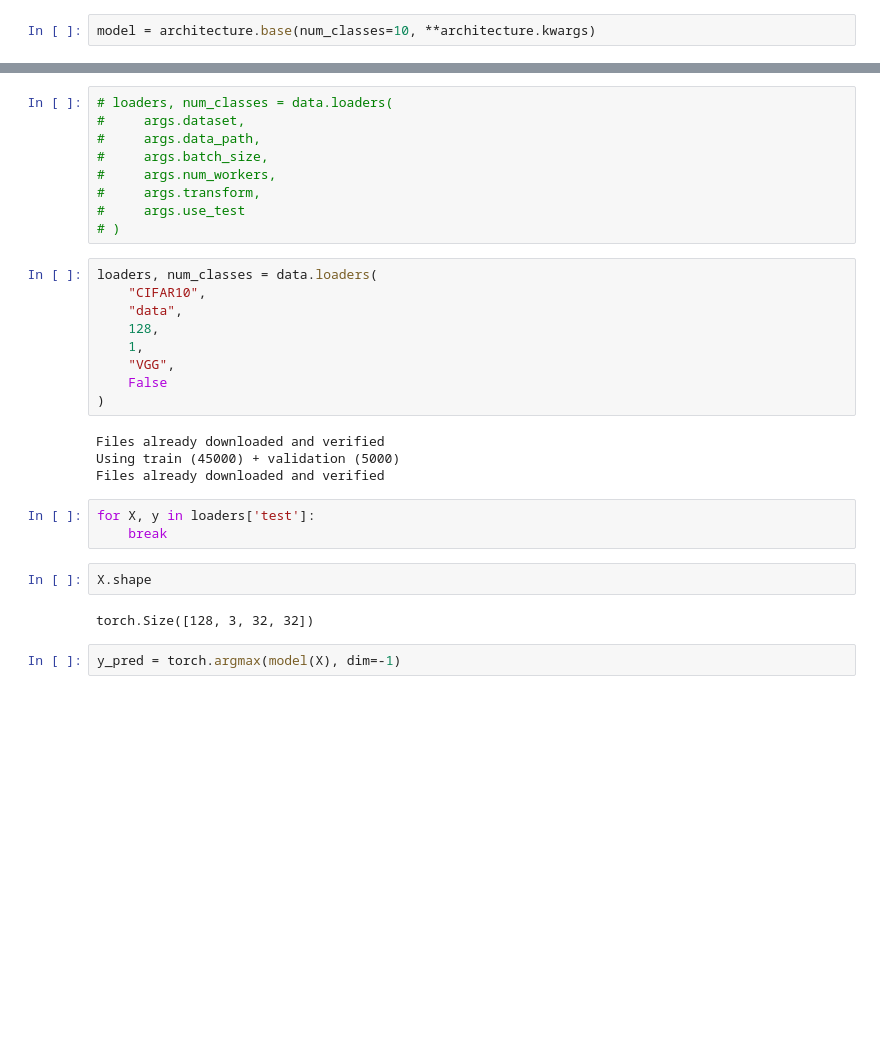
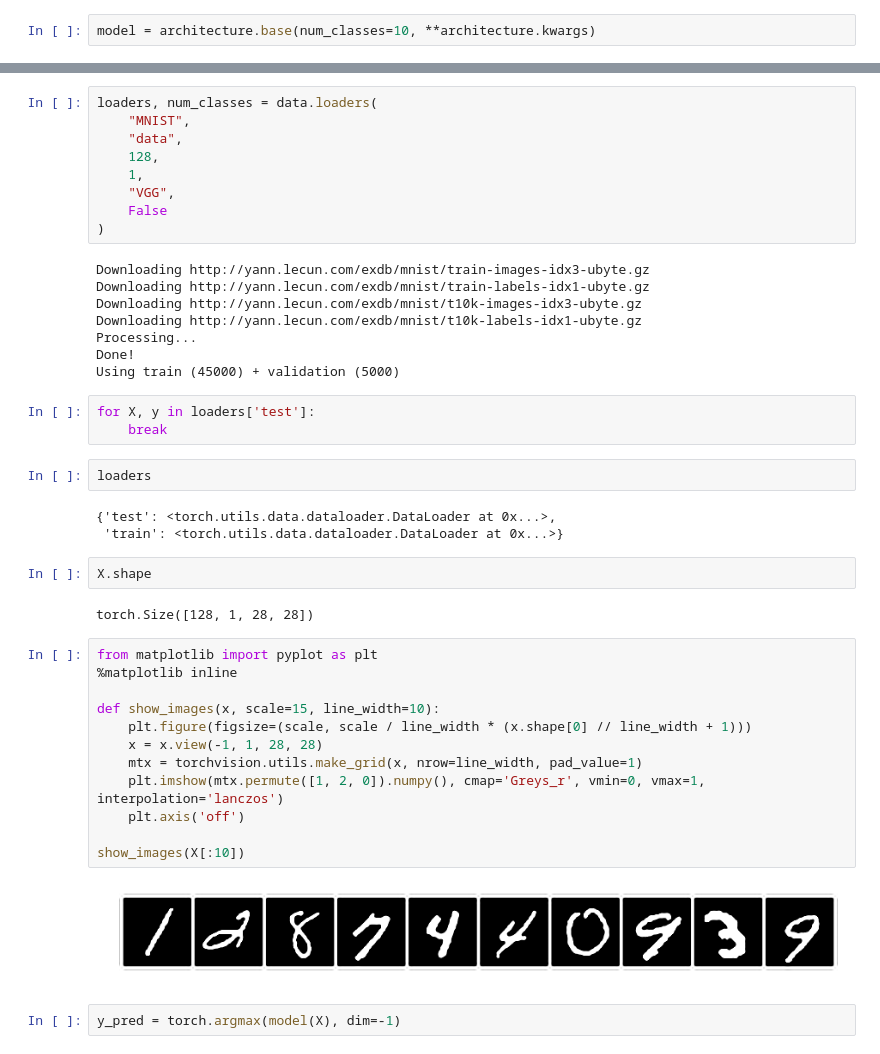
Before and after one commit to avecplezir/dnn-mode-connectivity, a Jupyter notebook: equivalent transformation.ipynb, the cells around one changed output, grey strips where cells are left out. Cells and saved outputs as stored; diff of their text form; blank space fills up the shorter version.

```diff
--- a/equivalent transformation.ipynb
+++ b/equivalent transformation.ipynb
@@ -69,15 +26,6 @@ model = architecture.base(num_classes=10, **architecture.kwargs)
-# %%
-# loaders, num_classes = data.loaders(
-#     args.dataset,
-#     args.data_path,
-#     args.batch_size,
-#     args.num_workers,
-#     args.transform,
-#     args.use_test
-# )
 # %%
 loaders, num_classes = data.loaders(
-    "CIFAR10",
+    "MNIST",
     "data",
     128,
     1,
@@ -85,16 +33,39 @@ loaders, num_classes = data.loaders(
     False
 )
 # %% [output]
-Files already downloaded and verified
+Downloading http://yann.lecun.com/exdb/mnist/train-images-idx3-ubyte.gz
+Downloading http://yann.lecun.com/exdb/mnist/train-labels-idx1-ubyte.gz
+Downloading http://yann.lecun.com/exdb/mnist/t10k-images-idx3-ubyte.gz
+Downloading http://yann.lecun.com/exdb/mnist/t10k-labels-idx1-ubyte.gz
+Processing...
+Done!
 Using train (45000) + validation (5000)
-Files already downloaded and verified
 # %%
 for X, y in loaders['test']:
     break
+# %%
+loaders
+# %% [output]
+{'test': <torch.utils.data.dataloader.DataLoader at 0x...>,
+ 'train': <torch.utils.data.dataloader.DataLoader at 0x...>}
 # %%
 X.shape
 # %% [output]
-torch.Size([128, 3, 32, 32])
+torch.Size([128, 1, 28, 28])
+# %%
+from matplotlib import pyplot as plt
+%matplotlib inline
+
+def show_images(x, scale=15, line_width=10):
+    plt.figure(figsize=(scale, scale / line_width * (x.shape[0] // line_width + 1)))
+    x = x.view(-1, 1, 28, 28)
+    mtx = torchvision.utils.make_grid(x, nrow=line_width, pad_value=1)
+    plt.imshow(mtx.permute([1, 2, 0]).numpy(), cmap='Greys_r', vmin=0, vmax=1, interpolation='lanczos')
+    plt.axis('off')
+
+show_images(X[:10])
+# %% [output]
+[figure, added]
 # %%
 y_pred = torch.argmax(model(X), dim=-1)
 # %%
```
Also changed, not shown: parts of 16 cells of this notebook, 14 other files.
